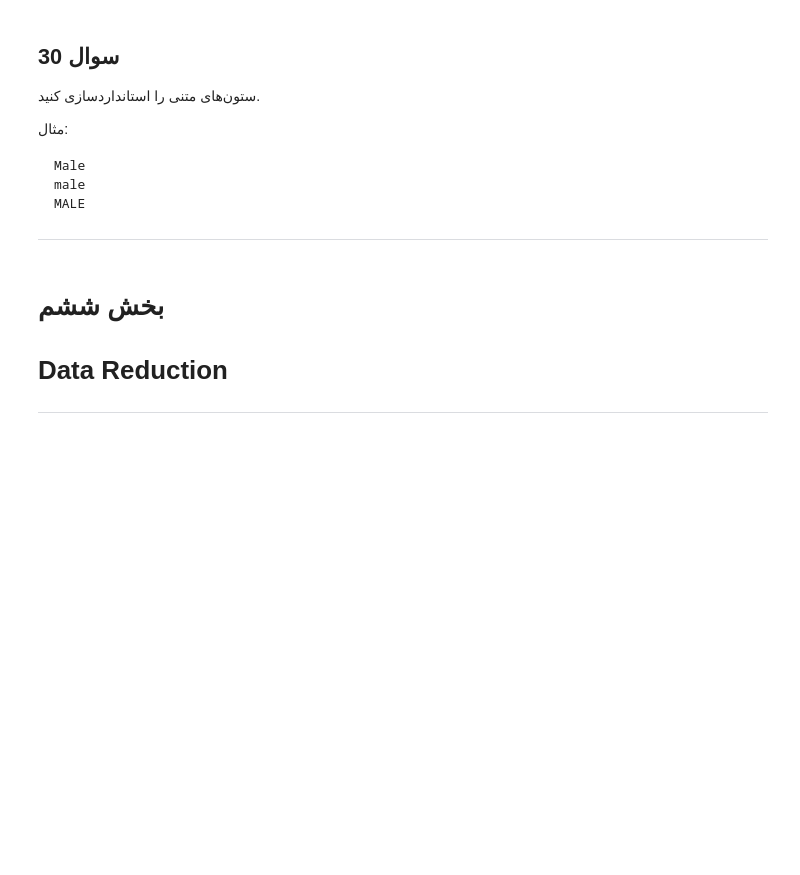
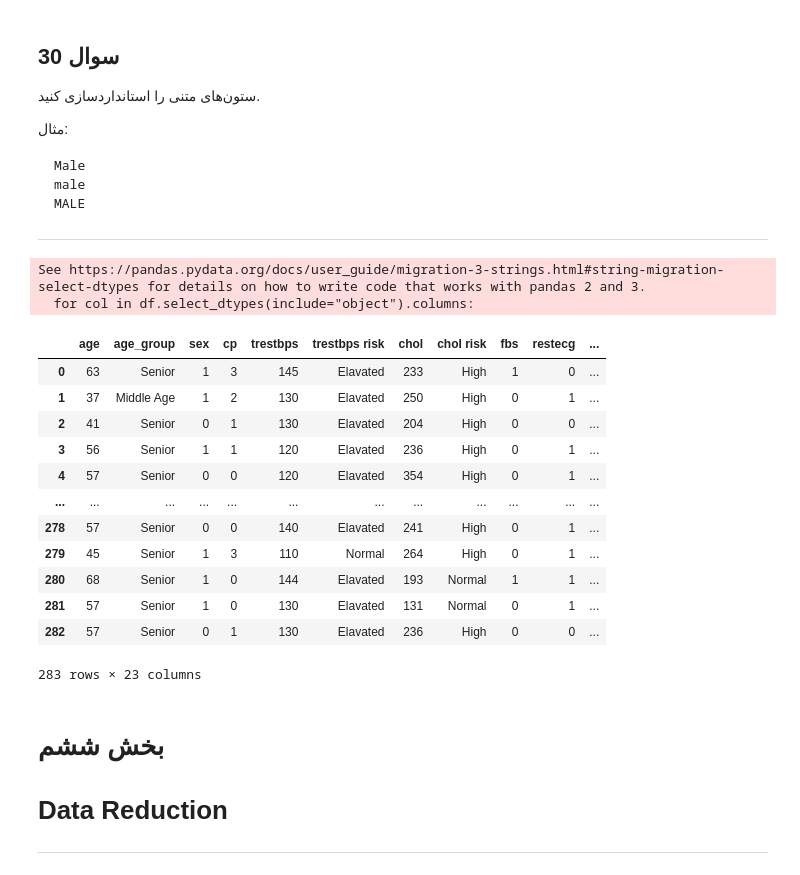
Before and after one commit to MehradAmiresmi/Data-Mining-Answer, a Jupyter notebook: 002_Data Preparation/task002_data_preparation.ipynb, the cells around one changed output. Cells and saved outputs as stored; diff of their text form; code cells hidden in the pictures; blank space fills up the shorter version.

````diff
--- a/002_Data Preparation/task002_data_preparation.ipynb
+++ b/002_Data Preparation/task002_data_preparation.ipynb
@@ -723,7 +695,7 @@ df_merge_outer= pd.merge(df,df_lab_sample,on="index",how="outer")
 
 ---
 # %%
-df = df_merge_inner
+df = df_merge_left
 # %% [markdown]
 # بخش پنجم
 
@@ -801,6 +816,26 @@ MALE
 ```
 
 ---
+# %%
+for col in df.select_dtypes(include="object").columns:
+    df[col] = df[col].str.title()
+df
+# %% [output]
+See https://pandas.pydata.org/docs/user_guide/migration-3-strings.html#string-migration-select-dtypes for details on how to write code that works with pandas 2 and 3.
+  for col in df.select_dtypes(include="object").columns:
+|  | age | age_group | sex | cp | trestbps | trestbps risk | chol | chol risk | fbs | restecg | ... |
+| 0 | 63 | Senior | 1 | 3 | 145 | Elavated | 233 | High | 1 | 0 | ... |
+| 1 | 37 | Middle Age | 1 | 2 | 130 | Elavated | 250 | High | 0 | 1 | ... |
+| 2 | 41 | Senior | 0 | 1 | 130 | Elavated | 204 | High | 0 | 0 | ... |
+| 3 | 56 | Senior | 1 | 1 | 120 | Elavated | 236 | High | 0 | 1 | ... |
+| 4 | 57 | Senior | 0 | 0 | 120 | Elavated | 354 | High | 0 | 1 | ... |
+| ... | ... | ... | ... | ... | ... | ... | ... | ... | ... | ... | ... |
+| 278 | 57 | Senior | 0 | 0 | 140 | Elavated | 241 | High | 0 | 1 | ... |
+| 279 | 45 | Senior | 1 | 3 | 110 | Normal | 264 | High | 0 | 1 | ... |
+| 280 | 68 | Senior | 1 | 0 | 144 | Elavated | 193 | Normal | 1 | 1 | ... |
+| 281 | 57 | Senior | 1 | 0 | 130 | Elavated | 131 | Normal | 0 | 1 | ... |
+| 282 | 57 | Senior | 0 | 1 | 130 | Elavated | 236 | High | 0 | 0 | ... |
+283 rows × 23 columns
 # %% [markdown]
 # بخش ششم
 
````
Also changed, not shown: parts of 21 cells of this notebook.
